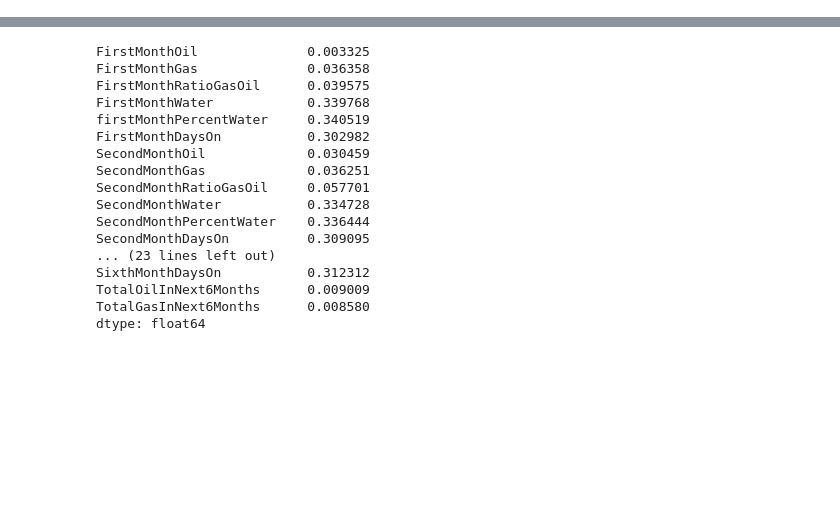
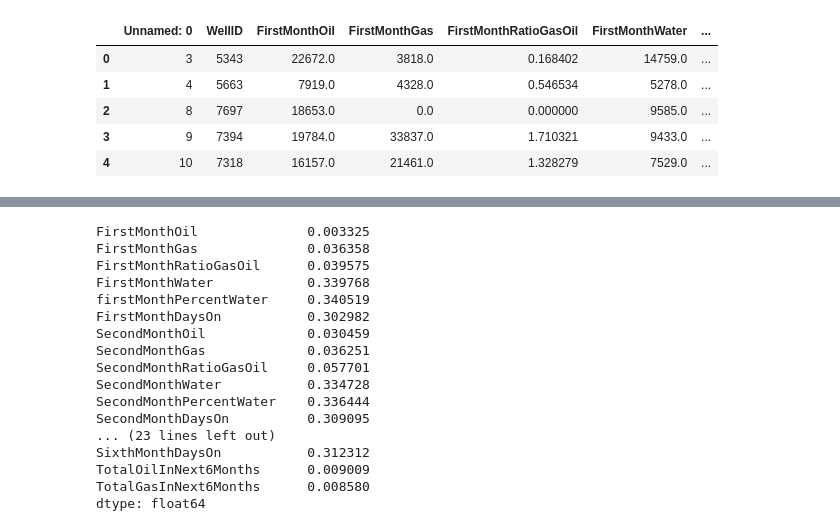
Before and after one commit to AttentiveNader/hacknotebooks, a Jupyter notebook: machathon_filteration.ipynb, the cells around one changed output, grey strips where cells are left out. Saved outputs shown, nothing was run; the diff lists cells and outputs as text; code cells hidden in the pictures; blank space fills up the shorter version.

```diff
--- a/machathon_filteration.ipynb
+++ b/machathon_filteration.ipynb
@@ -61,7 +47,14 @@ Successfully installed catboost-0.21
 # %%
 traindata = pd.read_csv("./train.csv")
 # %%
-traindata.head(40)
+traindata.head()
+# %% [output]
+|  | Unnamed: 0 | WellID | FirstMonthOil | FirstMonthGas | FirstMonthRatioGasOil | FirstMonthWater | ... |
+| 0 | 3 | 5343 | 22672.0 | 3818.0 | 0.168402 | 14759.0 | ... |
+| 1 | 4 | 5663 | 7919.0 | 4328.0 | 0.546534 | 5278.0 | ... |
+| 2 | 8 | 7697 | 18653.0 | 0.0 | 0.000000 | 9585.0 | ... |
+| 3 | 9 | 7394 | 19784.0 | 33837.0 | 1.710321 | 9433.0 | ... |
+| 4 | 10 | 7318 | 16157.0 | 21461.0 | 1.328279 | 7529.0 | ... |
 # %%
 traindata.drop(["Unnamed: 0","WellID"],axis=1,inplace=True)
 # %%
```
Also changed, not shown: parts of 38 cells of this notebook.
